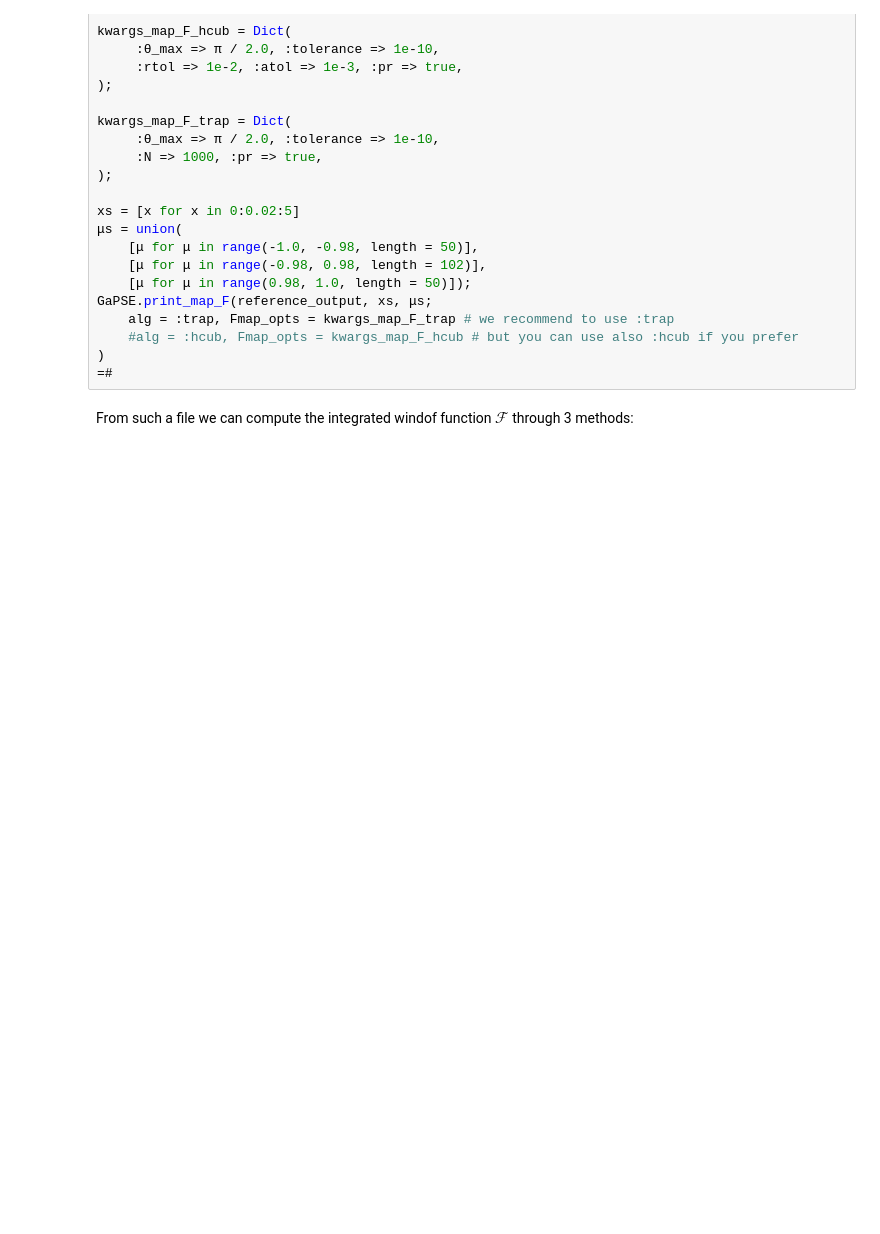
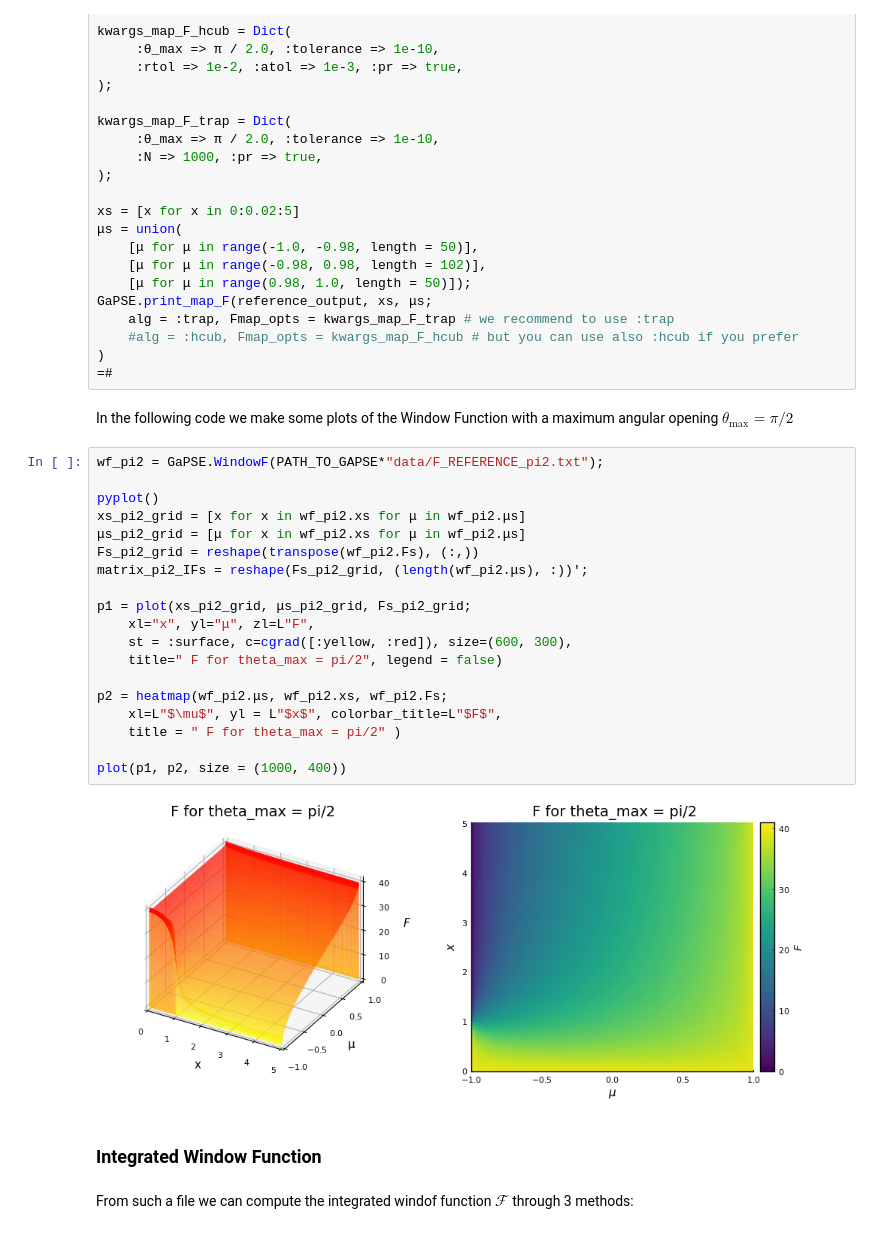
Before and after one commit to foglienimatteo/GaPSE.jl, a Jupyter notebook: ipynbs/TUTORIAL.ipynb, the cells around one changed output. Drawn from its saved outputs; the diff is of its cells as text; blank space fills up the shorter version.

```diff
--- a/ipynbs/TUTORIAL.ipynb
+++ b/ipynbs/TUTORIAL.ipynb
@@ -970,6 +1090,31 @@ GaPSE.print_map_F(reference_output, xs, μs;
     #alg = :hcub, Fmap_opts = kwargs_map_F_hcub # but you can use also :hcub if you prefer
 )
 =#
+# %% [markdown]
+In the following code we make some plots of the Window Function with a maximum angular opening $\theta_{\mathrm{max}} = \pi/2$
+# %%
+wf_pi2 = GaPSE.WindowF(PATH_TO_GAPSE*"data/F_REFERENCE_pi2.txt");
+
+pyplot()
+xs_pi2_grid = [x for x in wf_pi2.xs for μ in wf_pi2.μs]
+μs_pi2_grid = [μ for x in wf_pi2.xs for μ in wf_pi2.μs]
+Fs_pi2_grid = reshape(transpose(wf_pi2.Fs), (:,))
+matrix_pi2_IFs = reshape(Fs_pi2_grid, (length(wf_pi2.μs), :))';
+
+p1 = plot(xs_pi2_grid, μs_pi2_grid, Fs_pi2_grid;
+    xl="x", yl="μ", zl=L"F",
+    st = :surface, c=cgrad([:yellow, :red]), size=(600, 300),
+    title=" F for theta_max = pi/2", legend = false)
+
+p2 = heatmap(wf_pi2.μs, wf_pi2.xs, wf_pi2.Fs;
+    xl=L"$\mu$", yl = L"$x$", colorbar_title=L"$F$",
+    title = " F for theta_max = pi/2" )
+
+plot(p1, p2, size = (1000, 400))
+# %% [output]
+[figure, added]
+# %% [markdown]
+### Integrated Window Function
 # %% [markdown]
 From such a file we can compute the integrated windof function $\mathcal{F}$ through 3 methods:
 # %% [markdown]
```
Also changed, not shown: parts of 32 cells of this notebook, 4 other files.
